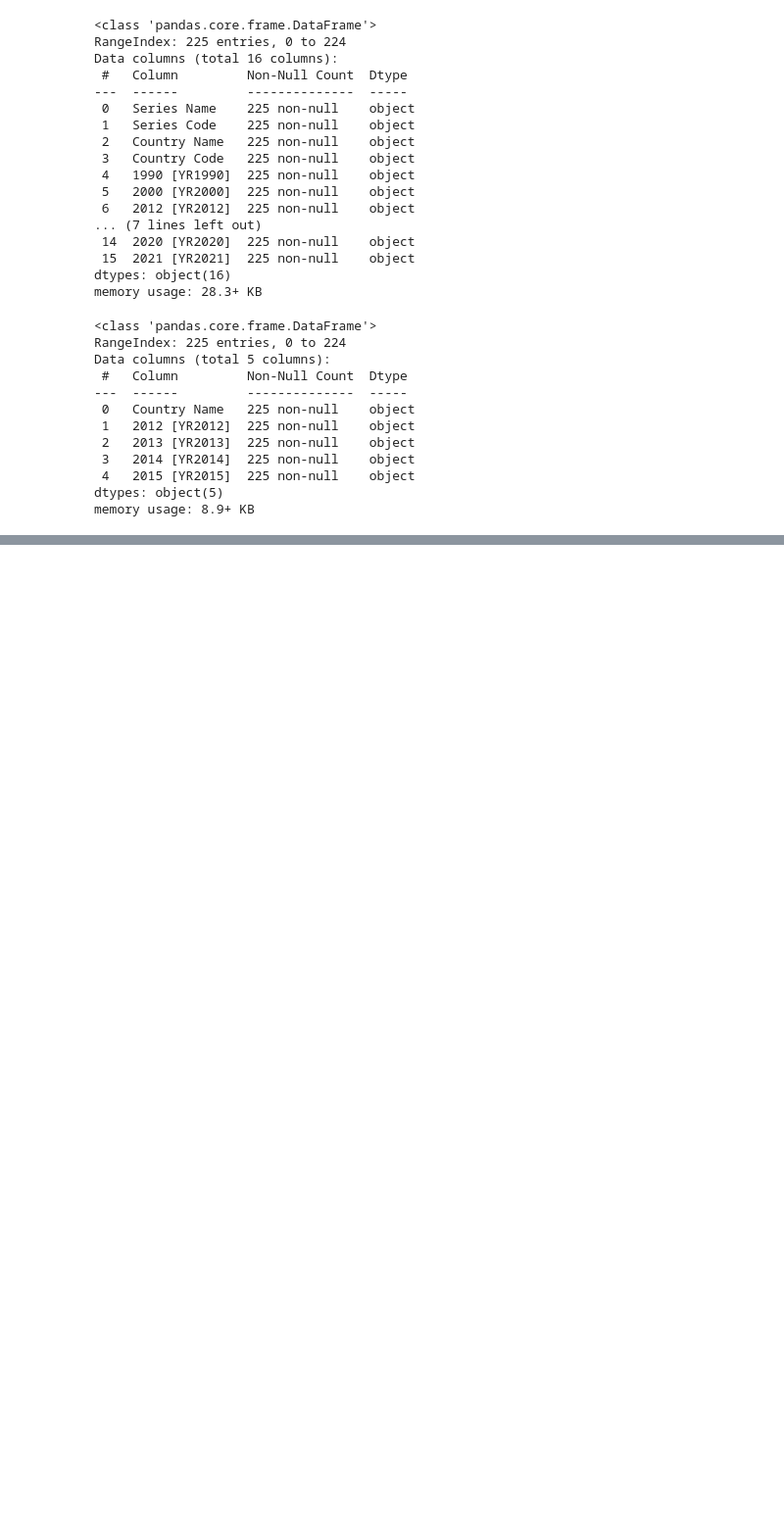
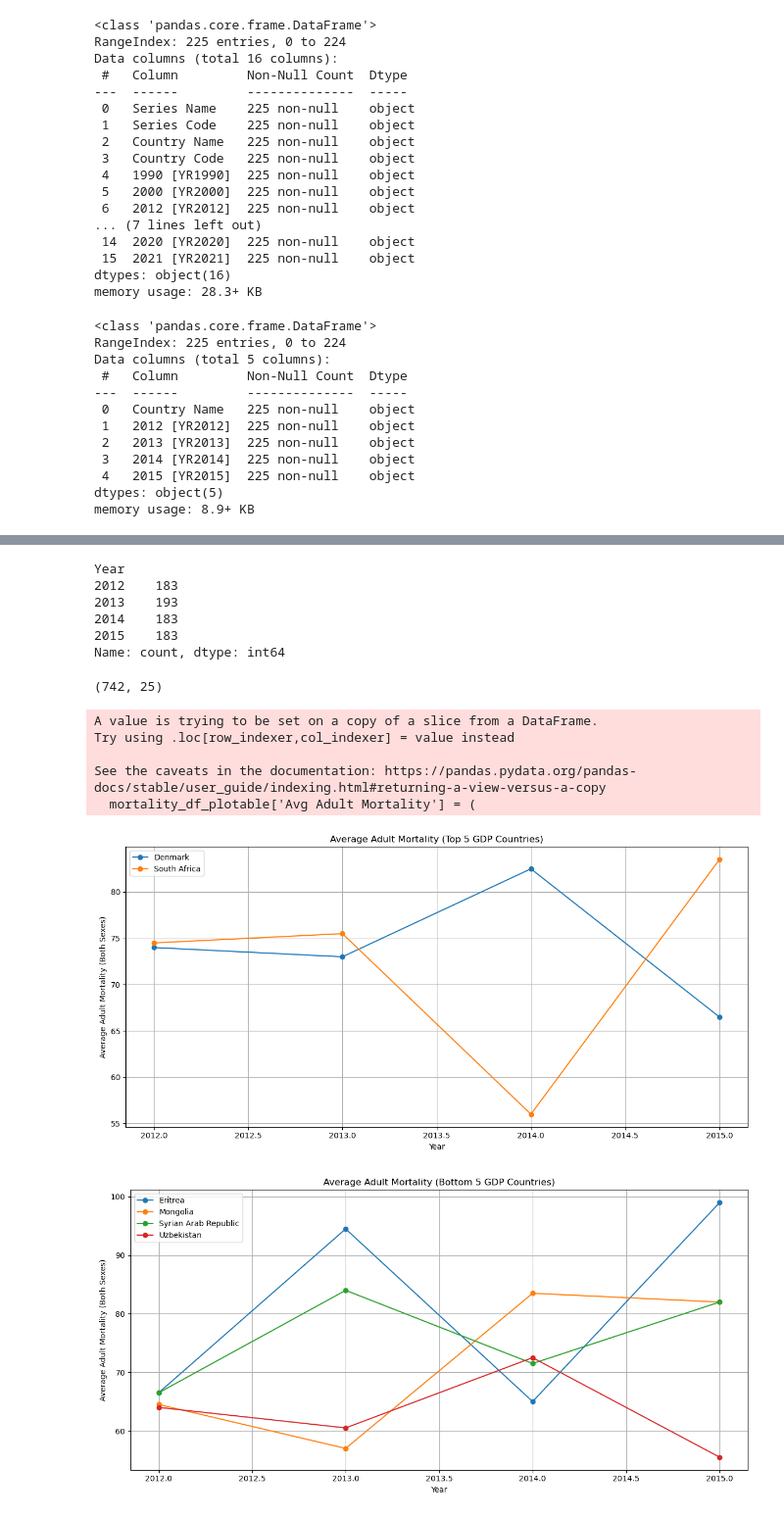
Before and after one commit to DaWaildHorse/Capstone_Project, a Jupyter notebook: Model.ipynb, the cells around one changed output, grey strips where cells are left out. Shown: that part at 98% size. Drawn from its saved outputs; the diff is of its cells as text; code cells hidden in the pictures; blank space fills up the shorter version.

```diff
--- a/Model.ipynb
+++ b/Model.ipynb
@@ -69,3 +165,0 @@ memory usage: 150.7+ KB
-# %%
-#match years with GDP.csv
-mortality_df = mortality_df[(mortality_df["Year"] >= 2012) & (mortality_df["Year"]  <= 2015)]
@@ -71,0 +205,60 @@ mortality_df = mortality_df[(mortality_df["Year"] >= 2012) & (mortality_df["Year
+# %%
+# Filter
+mortality_df = mortality_df.query('Year >= 2012')
+
+print(mortality_df['Year'].value_counts().sort_index())
+# %% [output]
+Year
+2012    183
+2013    193
+2014    183
+2015    183
+Name: count, dtype: int64
+# %%
+mortality_df.shape
+# %% [output]
+(742, 25)
+# %%
+# List of countries based on GDP dataset
+top_5_countries = highest_5.index.tolist()
+bottom_5_countries = lowest_5.index.tolist()
+
+# Filter the mortality dataset
+mortality_df_plotable = mortality_df[mortality_df['Country'].isin(top_5_countries + bottom_5_countries)]
+
+# Calculate average adult mortality for both sexes
+mortality_df_plotable['Avg Adult Mortality'] = (
+    mortality_df_plotable['Adult Mortality (men)'] + mortality_df_plotable['Adult Mortality (women)']
+) / 2
+
+# Separate for clarity
+top_mortality = mortality_df_plotable[mortality_df['Country'].isin(top_5_countries)]
+bottom_mortality = mortality_df_plotable[mortality_df['Country'].isin(bottom_5_countries)]
+
+# Function to plot merged adult mortality over time
+def plot_avg_adult_mortality(df, title):
+    plt.figure(figsize=(12, 6))
+    for country in df['Country'].unique():
+        country_data = df[df['Country'] == country]
+        plt.plot(country_data['Year'], country_data['Avg Adult Mortality'],
+                 marker='o', label=country)
+
+    plt.xlabel("Year")
+    plt.ylabel("Average Adult Mortality (Both Sexes)")
+    plt.title(title)
+    plt.legend()
+    plt.grid(True)
+    plt.tight_layout()
+    plt.show()
+
+# Plot for top and bottom 5
+plot_avg_adult_mortality(top_mortality, "Average Adult Mortality (Top 5 GDP Countries)")
+plot_avg_adult_mortality(bottom_mortality, "Average Adult Mortality (Bottom 5 GDP Countries)")
+# %% [output]
+A value is trying to be set on a copy of a slice from a DataFrame.
+Try using .loc[row_indexer,col_indexer] = value instead
+
+See the caveats in the documentation: https://pandas.pydata.org/pandas-docs/stable/user_guide/indexing.html#returning-a-view-versus-a-copy
+  mortality_df_plotable['Avg Adult Mortality'] = (
+[figure, added]
+[figure, added]
```
Also changed, not shown: parts of 24 cells of this notebook.
